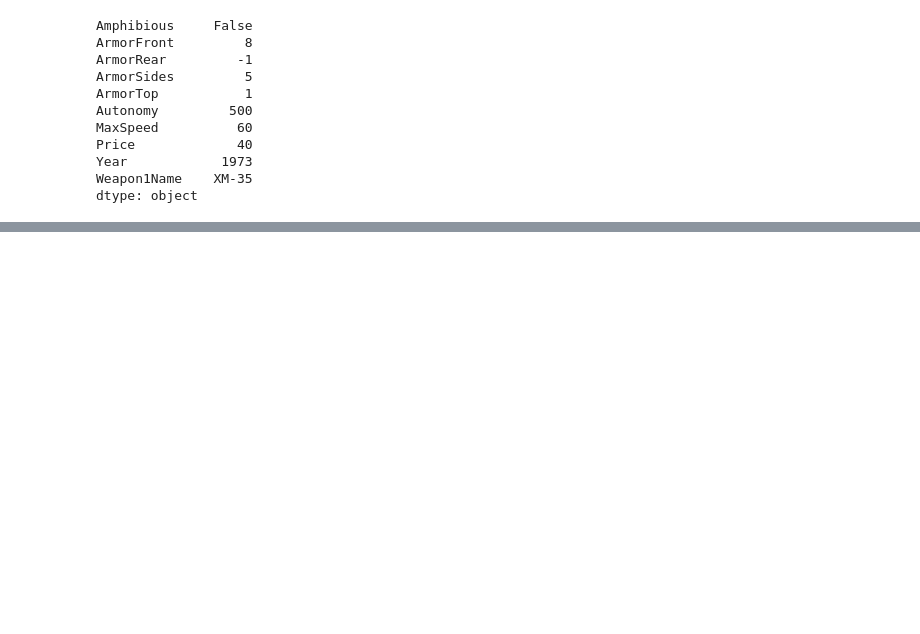
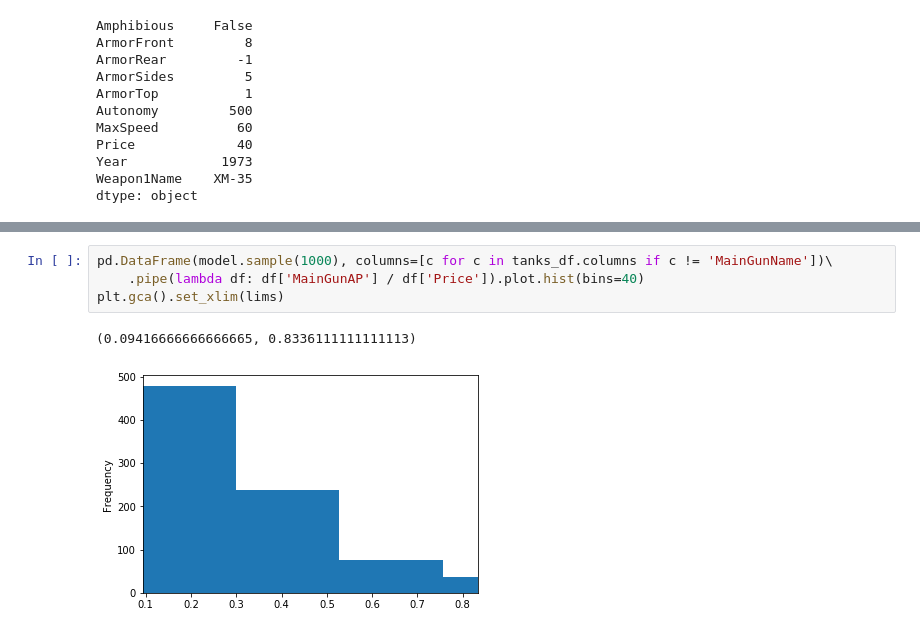
Before and after one commit to ResidentMario/wargame-analysis, a Jupyter notebook: exploration.ipynb, the cells around one changed output, grey strips where cells are left out. Drawn from its saved outputs; the diff is of its cells as text; blank space fills up the shorter version.

```diff
--- a/exploration.ipynb
+++ b/exploration.ipynb
@@ -127,0 +348,7 @@ Hmm. Unfortunately there's no way to tell the kernel density estimator that we n
+# %%
+pd.DataFrame(model.sample(1000), columns=[c for c in tanks_df.columns if c != 'MainGunName'])\
+    .pipe(lambda df: df['MainGunAP'] / df['Price']).plot.hist(bins=40)
+plt.gca().set_xlim(lims)
+# %% [output]
+(0.09416666666666665, 0.8336111111111113)
+[figure, added]
```
Also changed, not shown: parts of 38 cells of this notebook.
